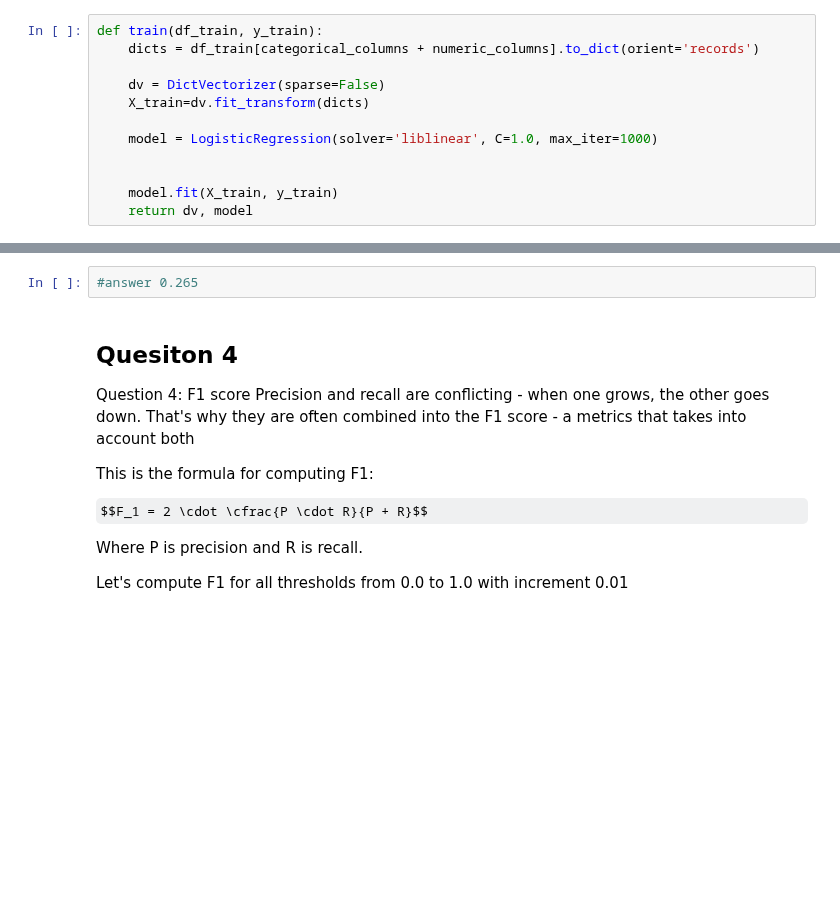
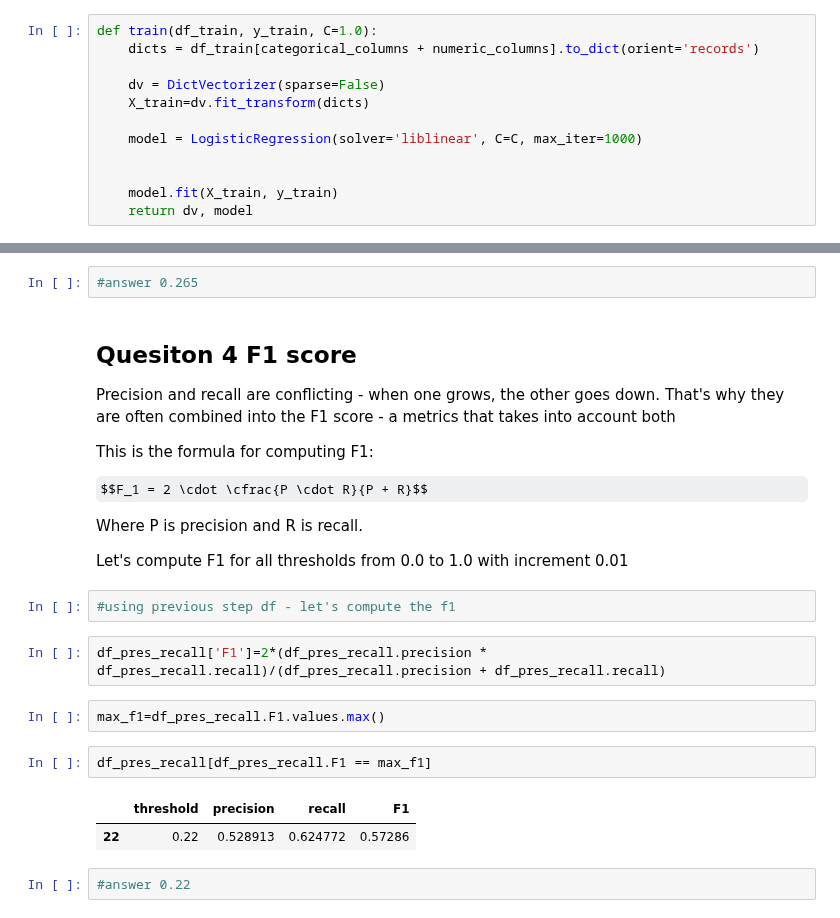
Before and after one commit to khvatov/machine-learning-zoomcamp-homework, a Jupyter notebook: 04-evaluation_metrics/homework.ipynb, the cells around one changed output, grey strips where cells are left out. Saved outputs shown, nothing was run; the diff lists cells and outputs as text; some formulas as TeX source; blank space fills up the shorter version.

```diff
--- a/04-evaluation_metrics/homework.ipynb
+++ b/04-evaluation_metrics/homework.ipynb
@@ -154,13 +153,13 @@ LogisticRegression(solver='liblinear', C=1.0, max_iter=1000)
 
 What's the AUC of this model on the validation dataset? (round to 3 digits)
 # %%
-def train(df_train, y_train):
+def train(df_train, y_train, C=1.0):
     dicts = df_train[categorical_columns + numeric_columns].to_dict(orient='records')
 
     dv = DictVectorizer(sparse=False)
     X_train=dv.fit_transform(dicts)
 
-    model = LogisticRegression(solver='liblinear', C=1.0, max_iter=1000)
+    model = LogisticRegression(solver='liblinear', C=C, max_iter=1000)
 
 
     model.fit(X_train, y_train)
@@ -248,8 +247,8 @@ ax.legend()
 # %%
 #answer 0.265
 # %% [markdown]
-## Quesiton 4
-Question 4: F1 score
+## Quesiton 4 F1 score
+
 Precision and recall are conflicting - when one grows, the other goes down. That's why they are often combined into the F1 score - a metrics that takes into account both
 
 This is the formula for computing F1:
@@ -263,3 +262,16 @@ R
  is recall.
 
 Let's compute F1 for all thresholds from 0.0 to 1.0 with increment 0.01
+# %%
+#using previous step df - let's compute the f1
+# %%
+df_pres_recall['F1']=2*(df_pres_recall.precision * df_pres_recall.recall)/(df_pres_recall.precision + df_pres_recall.recall)
+# %%
+max_f1=df_pres_recall.F1.values.max()
+# %%
+df_pres_recall[df_pres_recall.F1 == max_f1]
+# %% [output]
+|  | threshold | precision | recall | F1 |
+| 22 | 0.22 | 0.528913 | 0.624772 | 0.57286 |
+# %%
+#answer 0.22
```
Also changed, not shown: parts of 9 cells of this notebook, 1 other file.
